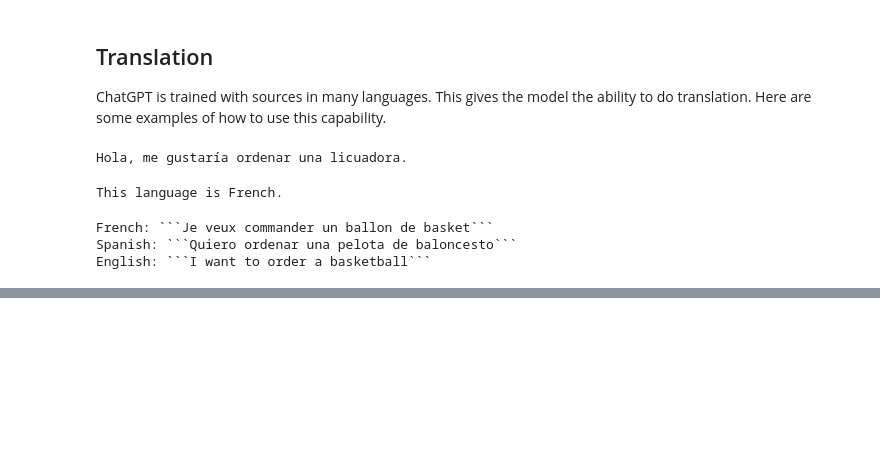
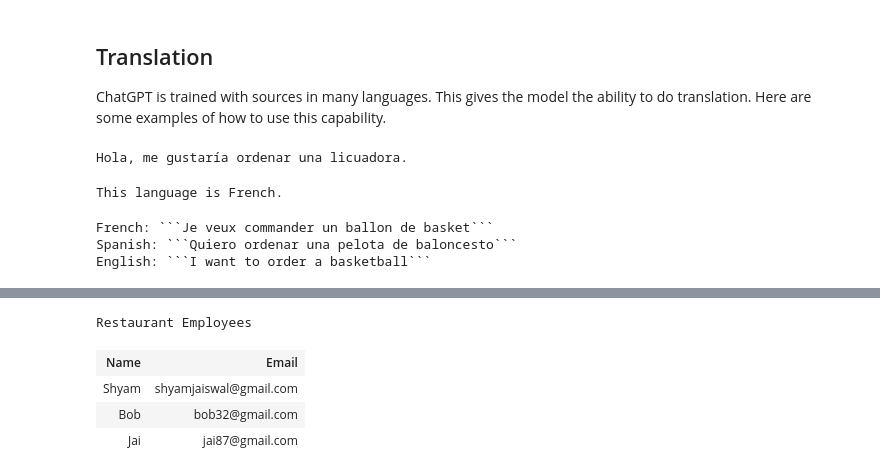
Before and after one commit to OanaTudu/LLMs, a Jupyter notebook: transforming.ipynb, the cells around one changed output, grey strips where cells are left out. Saved outputs shown, nothing was run; the diff lists cells and outputs as text; code cells hidden in the pictures; blank space fills up the shorter version.

```diff
--- a/transforming.ipynb
+++ b/transforming.ipynb
@@ -54,0 +131,13 @@
+# %%
+data_json = { "resturant employees" :[
+    {"name":"Shyam", "email":"shyamjaiswal@gmail.com"},
+    {"name":"Bob", "email":"bob32@gmail.com"},
+    {"name":"Jai", "email":"jai87@gmail.com"}
+]}
+
+prompt = f"""
+Translate the following python dictionary from JSON to an HTML \
+table with column headers and title: {data_json}
+"""
+response = get_completion(prompt)
+print(response)
@@ -54,0 +162,9 @@
+# %%
+from IPython.display import display, Markdown, Latex, HTML, JSON
+display(HTML(response))
+# %% [output]
+Restaurant Employees
+| Name | Email |
+| Shyam | shyamjaiswal@gmail.com |
+| Bob | bob32@gmail.com |
+| Jai | jai87@gmail.com |
```
Also changed, not shown: parts of 14 cells of this notebook.
